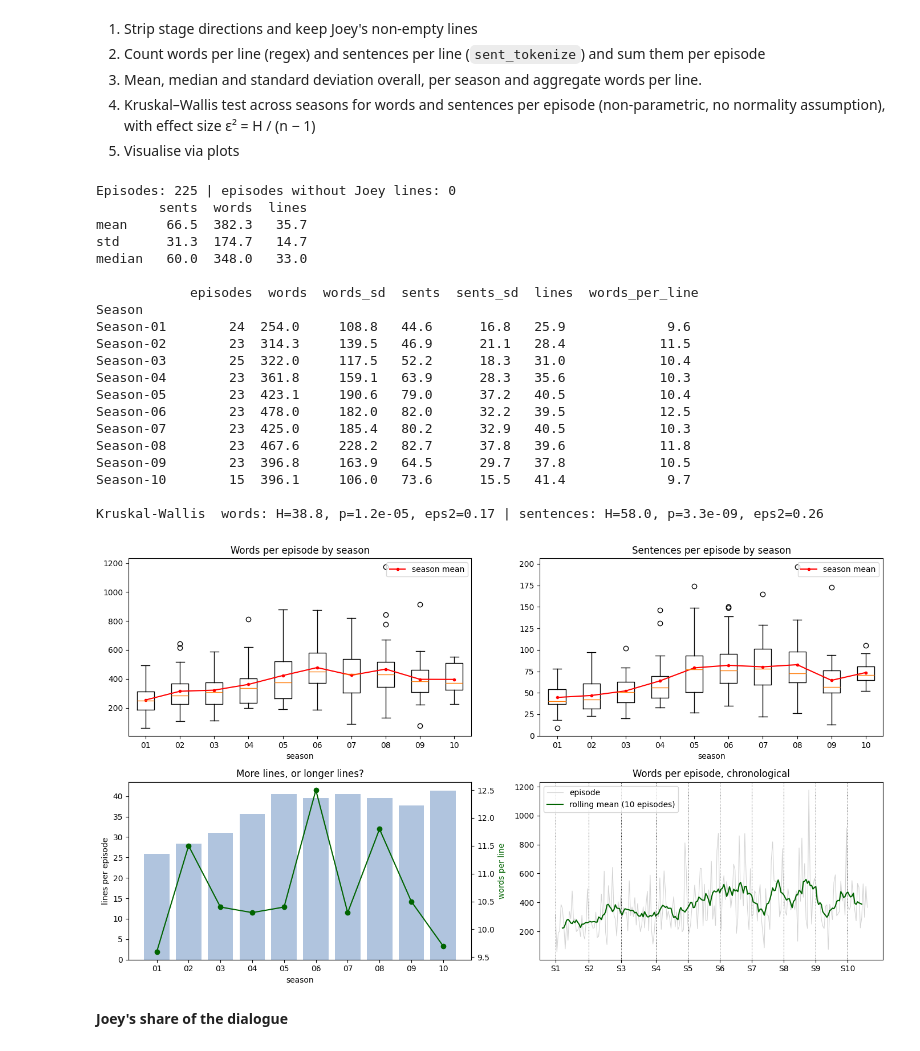
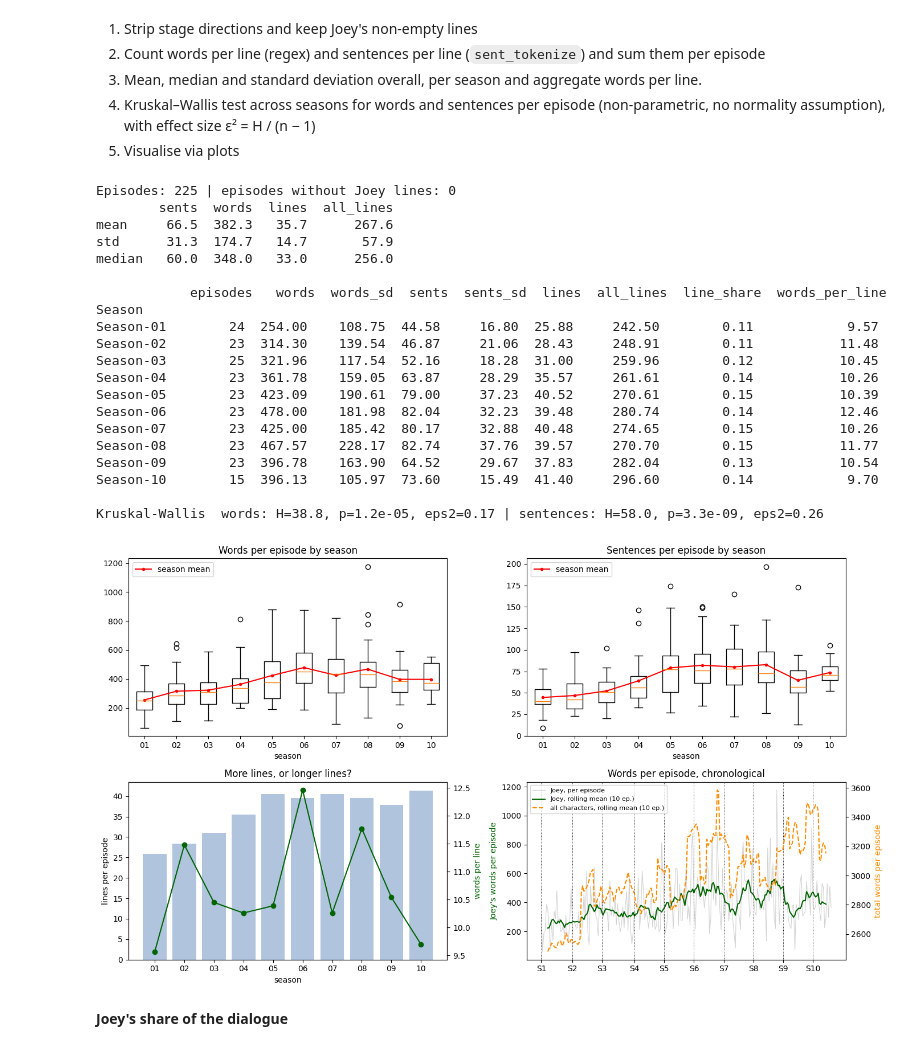
Before and after one commit to LouisDV-KUL/Text_mining_joey, a Jupyter notebook: TextMining_proj1_fin.ipynb, the cells around one changed output. Cells and saved outputs as stored; diff of their text form; code cells hidden in the pictures.

```diff
--- a/TextMining_proj1_fin.ipynb
+++ b/TextMining_proj1_fin.ipynb
@@ -272,9 +275,22 @@ ep["season_num"] = ep["Season"].str.extract(r"(\d+)")[0].astype(int)
 ep["ep_num"] = ep["Episode"].str.extract(r"(\d+)")[0].astype(int)
 ep = ep.sort_values(["season_num", "ep_num"]).reset_index(drop=True)
 
+# all dialogue lines per episode (every speaker), excluding scene headers, credits and notes
+spk = q1["Speaker"].fillna("").str.strip().str.upper()
+non_dialogue = spk.str.contains(r"SCENE|\bBY$|^[\[{]|TRANSCRIB", regex=True)
+dialogue = q1[(spk != "") & ~non_dialogue & (q1["clean_line"] != "")]
+all_lines = (
+    dialogue.groupby(["Season", "Episode"]).size().rename("all_lines").reset_index()
+)
+ep = ep.merge(all_lines, on=["Season", "Episode"], how="left").fillna({"all_lines": 0})
+ep["line_share"] = ep["lines"] / ep["all_lines"]  # Joey's share of all lines
+
 print(f"Episodes: {len(ep)} | episodes without Joey lines: {(ep.lines == 0).sum()}")
 print(
-    ep[["sents", "words", "lines"]].agg(["mean", "std", "median"]).round(1).to_string()
+    ep[["sents", "words", "lines", "all_lines"]]
+    .agg(["mean", "std", "median"])
+    .round(1)
+    .to_string()
 )
 season = (
     ep.groupby("Season")
@@ -285,9 +301,12 @@ season = (
         sents=("sents", "mean"),
         sents_sd=("sents", "std"),
         lines=("lines", "mean"),
+        all_lines=("all_lines", "mean"),
+        line_share=("line_share", "mean"),
         words_per_line=("words_per_line", "mean"),
     )
-    .round(1)
+    .round({"line_share": 3})
+    .round(2)
 )
 print("\n", season.to_string())
 
@@ -303,6 +322,12 @@ Hs, ps, es = kw("sents")
 print(
     f"\nKruskal-Wallis  words: H={Hw:.1f}, p={pw:.1e}, eps2={ew:.2f} | sentences: H={Hs:.1f}, p={ps:.1e}, eps2={es:.2f}"
 )
+
+ep_words = (
+    q1.assign(w=q1["clean_line"].apply(count_words))
+    .groupby(["Season", "Episode"])["w"].sum().rename("ep_words").reset_index()
+)
+ep = ep.merge(ep_words, on=["Season", "Episode"], how="left")
 
 order = sorted(ep["Season"].unique())
 short = [s[-2:] for s in order]
@@ -330,52 +355,66 @@ a.set_xticklabels(short)
 a.set_xlabel("season")
 a.set_ylabel("lines per episode")
 a.set_title("More lines, or longer lines?")
 a2 = a.twinx()
 a2.plot(
     range(len(order)),
     season["words_per_line"].values,
     "o-",
     color="darkgreen",
     label="words per line",
 )
 a2.set_ylabel("words per line", color="darkgreen")
 a = ax[1, 1]
-a.plot(ep["words"].values, color="lightgray", lw=0.8, label="episode")
+a.plot(ep["words"].values, color="lightgray", lw=0.8, label="Joey, per episode")
 a.plot(
     ep["words"].rolling(10, center=True).mean().values,
     color="darkgreen",
-    label="rolling mean (10 episodes)",
+    label="Joey, rolling mean (10 ep.)",
 )
+a.set_ylabel("Joey's words per episode", color="darkgreen")
+
+a2 = a.twinx()  # total words on the right axis (≈10x larger scale)
+a2.plot(
+    ep["ep_words"].rolling(10, center=True).mean().values,
+    color="darkorange",
+    ls="--",
+    label="all characters, rolling mean (10 ep.)",
+)
+a2.set_ylabel("total words per episode", color="darkorange")
+
 starts = ep.groupby("season_num").head(1).index.tolist()
 [a.axvline(s, color="k", ls=":", lw=0.7) for s in starts]
 a.set_xticks(starts)
 a.set_xticklabels([f"S{i+1}" for i in range(len(starts))])
 a.set_title("Words per episode, chronological")
-a.legend()
+h1, l1 = a.get_legend_handles_labels()
+h2, l2 = a2.get_legend_handles_labels()
+a.legend(h1 + h2, l1 + l2, loc="upper left", fontsize=8)
+
 plt.tight_layout()
 plt.show()
 # %% [output]
 Episodes: 225 | episodes without Joey lines: 0
-        sents  words  lines
-mean     66.5  382.3   35.7
-std      31.3  174.7   14.7
-median   60.0  348.0   33.0
+        sents  words  lines  all_lines
+mean     66.5  382.3   35.7      267.6
+std      31.3  174.7   14.7       57.9
+median   60.0  348.0   33.0      256.0
 
-            episodes  words  words_sd  sents  sents_sd  lines  words_per_line
+            episodes   words  words_sd  sents  sents_sd  lines  all_lines  line_share  words_per_line
 Season
-Season-01        24  254.0     108.8   44.6      16.8   25.9             9.6
-Season-02        23  314.3     139.5   46.9      21.1   28.4            11.5
-Season-03        25  322.0     117.5   52.2      18.3   31.0            10.4
-Season-04        23  361.8     159.1   63.9      28.3   35.6            10.3
-Season-05        23  423.1     190.6   79.0      37.2   40.5            10.4
-Season-06        23  478.0     182.0   82.0      32.2   39.5            12.5
-Season-07        23  425.0     185.4   80.2      32.9   40.5            10.3
-Season-08        23  467.6     228.2   82.7      37.8   39.6            11.8
-Season-09        23  396.8     163.9   64.5      29.7   37.8            10.5
-Season-10        15  396.1     106.0   73.6      15.5   41.4             9.7
+Season-01        24  254.00    108.75  44.58     16.80  25.88     242.50        0.11            9.57
+Season-02        23  314.30    139.54  46.87     21.06  28.43     248.91        0.11           11.48
+Season-03        25  321.96    117.54  52.16     18.28  31.00     259.96        0.12           10.45
+Season-04        23  361.78    159.05  63.87     28.29  35.57     261.61        0.14           10.26
+Season-05        23  423.09    190.61  79.00     37.23  40.52     270.61        0.15           10.39
+Season-06        23  478.00    181.98  82.04     32.23  39.48     280.74        0.14           12.46
+Season-07        23  425.00    185.42  80.17     32.88  40.48     274.65        0.15           10.26
+Season-08        23  467.57    228.17  82.74     37.76  39.57     270.70        0.15           11.77
+Season-09        23  396.78    163.90  64.52     29.67  37.83     282.04        0.13           10.54
+Season-10        15  396.13    105.97  73.60     15.49  41.40     296.60        0.14            9.70
 
 Kruskal-Wallis  words: H=38.8, p=1.2e-05, eps2=0.17 | sentences: H=58.0, p=3.3e-09, eps2=0.26
-[figure, old version]
+[figure, new version]
 # %% [markdown]
 **Joey's share of the dialogue**
 # %%
```
Also changed, not shown: parts of 5 cells of this notebook.
